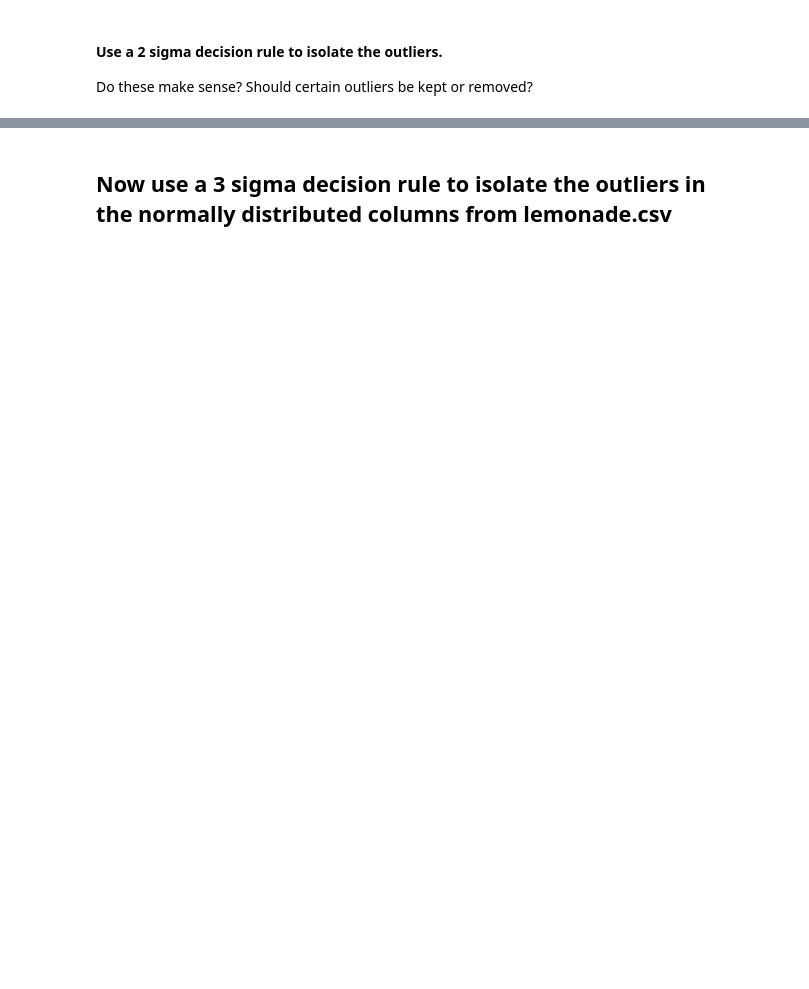
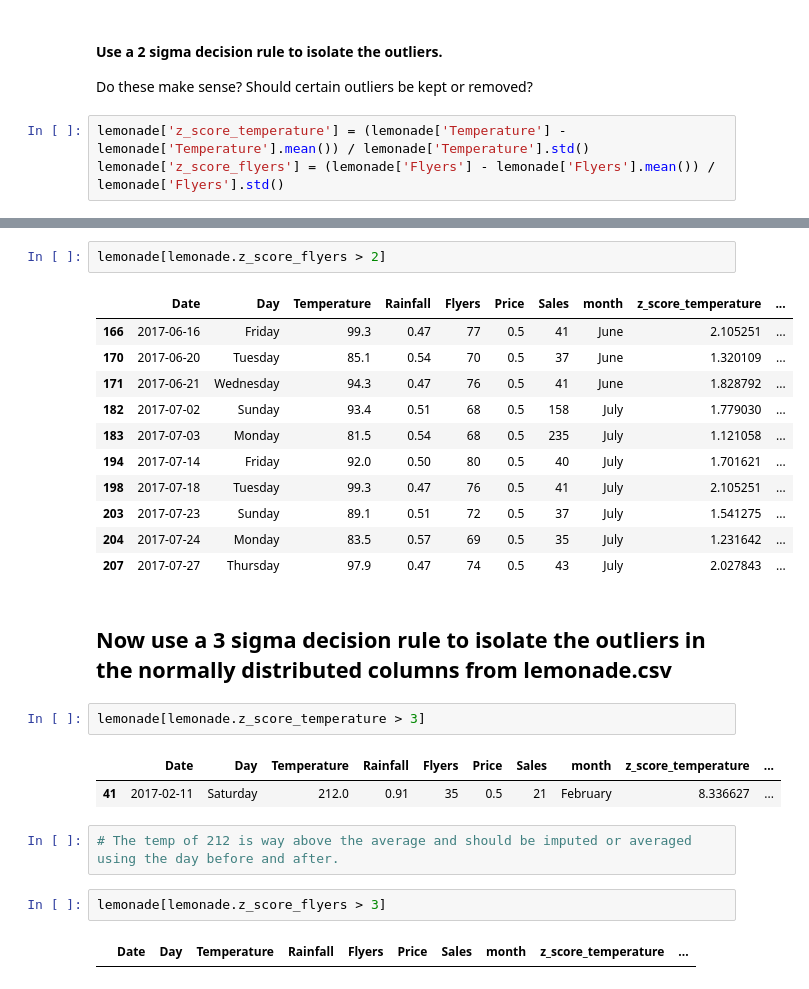
Before and after one commit to jeffakins/anomaly-detection-exercises, a Jupyter notebook: continuous_probabilistic_methods.ipynb, the cells around one changed output, grey strips where cells are left out. Saved outputs shown, nothing was run; the diff lists cells and outputs as text; blank space fills up the shorter version.

```diff
--- a/continuous_probabilistic_methods.ipynb
+++ b/continuous_probabilistic_methods.ipynb
@@ -234,3 +225,6 @@ AttributeError: 'str' object has no attribute 'quantile'
 #### Use a 2 sigma decision rule to isolate the outliers.
 Do these make sense?
 Should certain outliers be kept or removed?
+# %%
+lemonade['z_score_temperature'] = (lemonade['Temperature'] - lemonade['Temperature'].mean()) / lemonade['Temperature'].std()
+lemonade['z_score_flyers'] = (lemonade['Flyers'] - lemonade['Flyers'].mean()) / lemonade['Flyers'].std()
@@ -237,2 +264,27 @@ Should certain outliers be kept or removed?
+# %%
+lemonade[lemonade.z_score_flyers > 2]
+# %% [output]
+|  | Date | Day | Temperature | Rainfall | Flyers | Price | Sales | month | z_score_temperature | ... |
+| 166 | 2017-06-16 | Friday | 99.3 | 0.47 | 77 | 0.5 | 41 | June | 2.105251 | ... |
+| 170 | 2017-06-20 | Tuesday | 85.1 | 0.54 | 70 | 0.5 | 37 | June | 1.320109 | ... |
+| 171 | 2017-06-21 | Wednesday | 94.3 | 0.47 | 76 | 0.5 | 41 | June | 1.828792 | ... |
+| 182 | 2017-07-02 | Sunday | 93.4 | 0.51 | 68 | 0.5 | 158 | July | 1.779030 | ... |
+| 183 | 2017-07-03 | Monday | 81.5 | 0.54 | 68 | 0.5 | 235 | July | 1.121058 | ... |
+| 194 | 2017-07-14 | Friday | 92.0 | 0.50 | 80 | 0.5 | 40 | July | 1.701621 | ... |
+| 198 | 2017-07-18 | Tuesday | 99.3 | 0.47 | 76 | 0.5 | 41 | July | 2.105251 | ... |
+| 203 | 2017-07-23 | Sunday | 89.1 | 0.51 | 72 | 0.5 | 37 | July | 1.541275 | ... |
+| 204 | 2017-07-24 | Monday | 83.5 | 0.57 | 69 | 0.5 | 35 | July | 1.231642 | ... |
+| 207 | 2017-07-27 | Thursday | 97.9 | 0.47 | 74 | 0.5 | 43 | July | 2.027843 | ... |
 # %% [markdown]
 ## Now use a 3 sigma decision rule to isolate the outliers in the normally distributed columns from lemonade.csv
+# %%
+lemonade[lemonade.z_score_temperature > 3]
+# %% [output]
+|  | Date | Day | Temperature | Rainfall | Flyers | Price | Sales | month | z_score_temperature | ... |
+| 41 | 2017-02-11 | Saturday | 212.0 | 0.91 | 35 | 0.5 | 21 | February | 8.336627 | ... |
+# %%
+# The temp of 212 is way above the average and should be imputed or averaged using the day before and after.
+# %%
+lemonade[lemonade.z_score_flyers > 3]
+# %% [output]
+|  | Date | Day | Temperature | Rainfall | Flyers | Price | Sales | month | z_score_temperature | ... |
```
Also changed, not shown: parts of 11 cells of this notebook, 1 other file.
